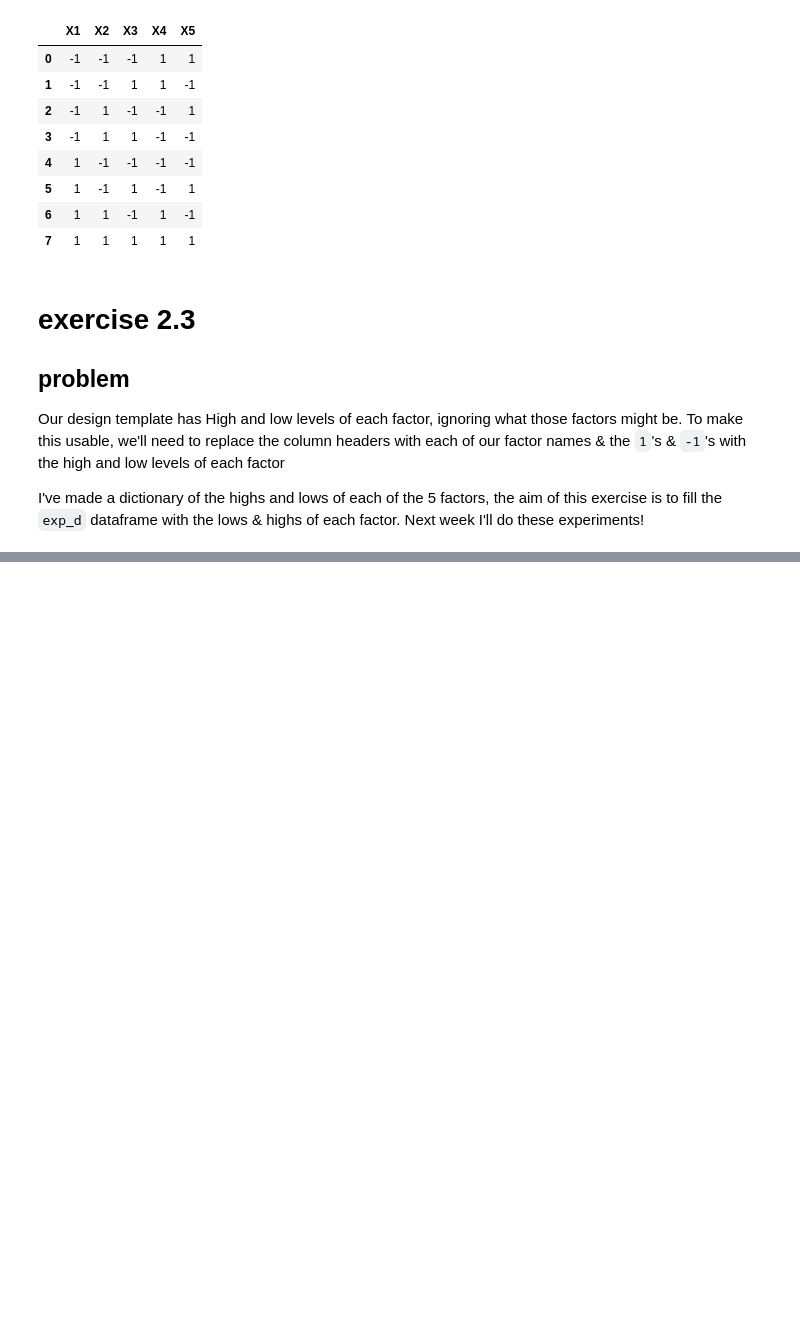
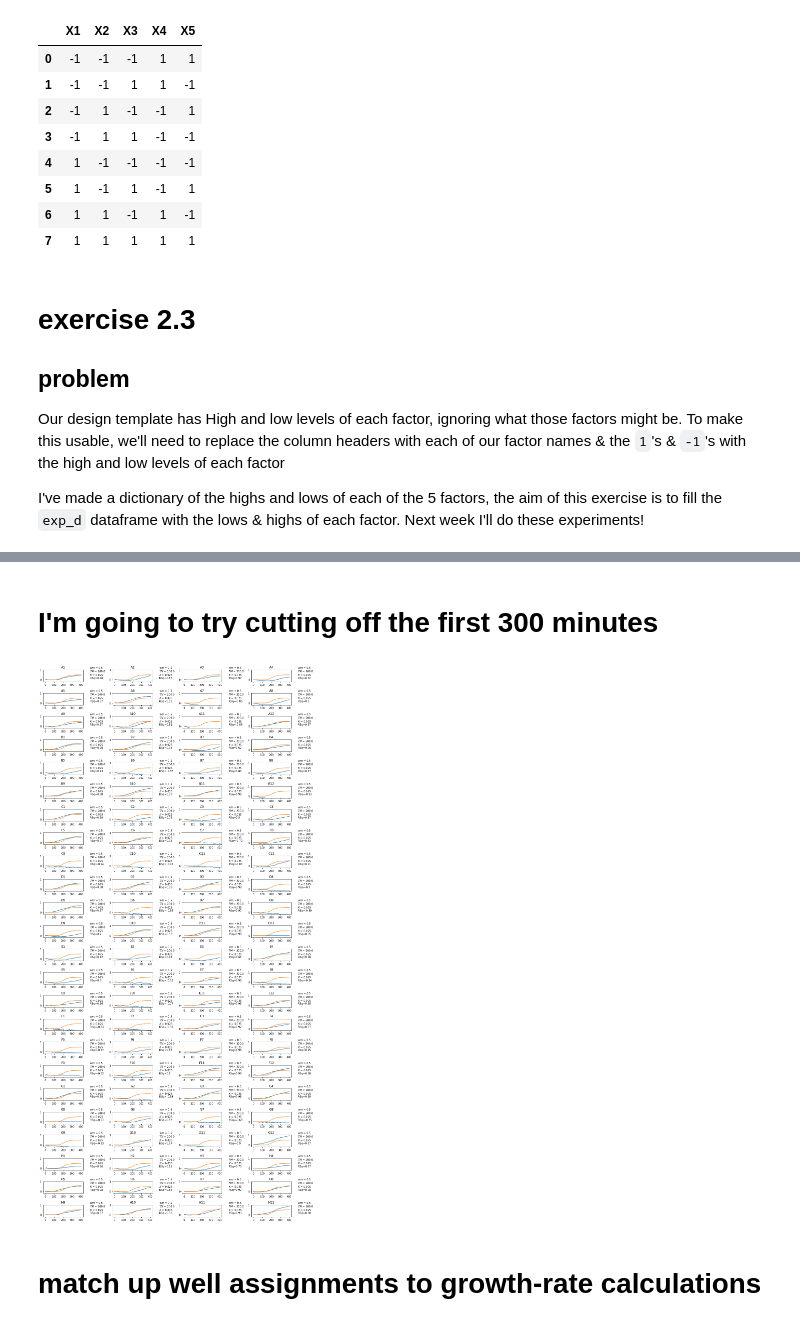
Before and after one commit to UoMMIB/Python-Club, a Jupyter notebook: Tutorials/Design-of-Experiments.ipynb, the cells around one changed output, grey strips where cells are left out. Saved outputs shown, nothing was run; the diff lists cells and outputs as text; code cells hidden in the pictures; blank space fills up the shorter version.

```diff
--- a/Tutorials/Design-of-Experiments.ipynb
+++ b/Tutorials/Design-of-Experiments.ipynb
@@ -394,0 +576,43 @@ levels = {'tryptone %w/v':{'low':0,'high':2},
+# %% [markdown]
+# I'm going to try cutting off the first 300 minutes
+# %%
+from scipy.stats import pearsonr
+
+screenTrimmed = screen.loc[:,300:]
+screenTrimmed = screenTrimmed.subtract(screenTrimmed.iloc[:,0], axis=0)
+screenTrimmed.columns = [i - min(screenTrimmed.columns) for i in screenTrimmed.columns]
+
+newBounds = ((0.,0,0.),(1., 400,0.05)) #wm,tm,k
+
+fig,ax = plt.subplots(24,4, figsize = (15,30))
+
+
+output = {}
+
+for row,subplot in zip(screenTrimmed.index, ax.flatten()):
+    parameters, covariance_matrix = curve_fit(DesignOfExpAnswers.gomperz_ans,
+                                              screenTrimmed.loc[row,:],
+                                              screenTrimmed.columns,
+                                              bounds=newBounds)
+    wm,tm,k = parameters
+
+    Y_pred = DesignOfExpAnswers.gomperz_ans(wm,tm,k,screenTrimmed.columns)
+    rSq = pearsonr(Y_pred, screenTrimmed.loc[row,:])[0]
+    # pearsonr:
+    # returns:  r : float    Pearson's correlation coefficient.
+    # p-value : float  Two-tailed p-value.
+    output[row] = {'wm':wm,'tm':tm,'k':k, 'r':rSq}
+
+    timepoints = screenTrimmed.columns
+    subplot.plot(timepoints, screenTrimmed.loc[row,:])
+    subplot.plot(timepoints, Y_pred)
+    subplot.set_title(row)
+    subplot.set_ylim(-0.2,1)
+    subplot.text(500,0.1,f'$wm$ = {round(wm,2)}\n$TM$ = {round(tm,2)}\n$K$ = {round(k,6)}\nRSq={round(rSq, 2)}')
+
+plt.tight_layout()
+plt.show()
+# %% [output]
+[figure, added]
+# %% [markdown]
+# match up well assignments to growth-rate calculations
```
Also changed, not shown: parts of 24 cells of this notebook, 3 other files.
